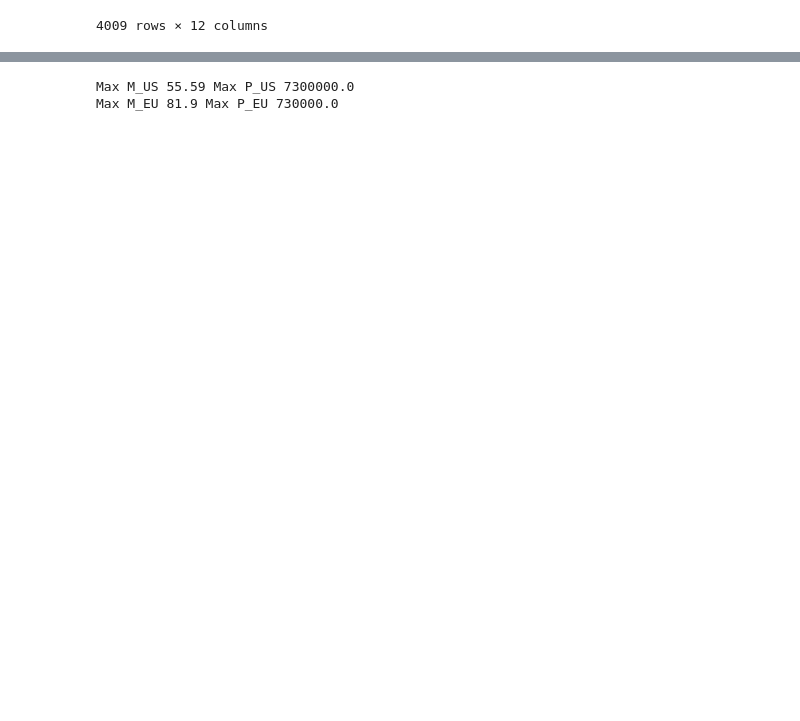
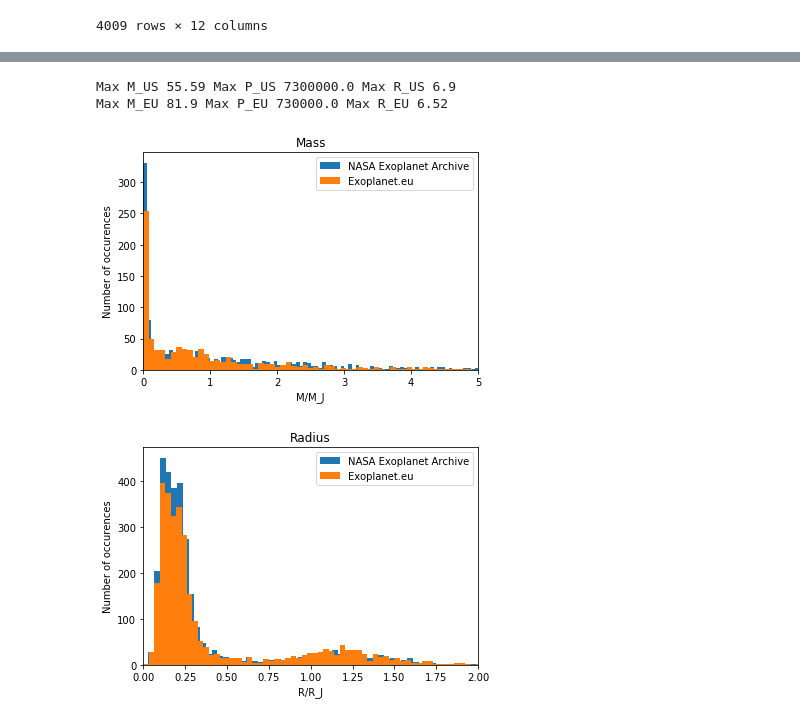
Before and after one commit to anaclb/exoplanets, a Jupyter notebook: test.ipynb, the cells around one changed output, grey strips where cells are left out. Saved outputs shown, nothing was run; the diff lists cells and outputs as text; code cells hidden in the pictures; blank space fills up the shorter version.

```diff
--- a/test.ipynb
+++ b/test.ipynb
@@ -44,27 +43,56 @@ We first need to deal with the NaNs.
 # %%
 def removenans(p1,typ=float):
+    "takes a parameter and the type of its numerical elements (no second input sets it to float)"
     "returns NaN-free parameter tuple and its indexes on the original list"
-    l=np.array([])
+    l = np.array([])
     for i in range(1,len(p1)):
-        if (type(p1[i])!=typ): #for some reason i've been getting errors with np.where
-            l=np.append(l,i)  #this does the trick but I'm aware it is inefficient
+        if (type(p1[i])!=typ):
+            l=np.append(l,i)
     return p1[l], l
 
 def compare_parameters(p1,p2):
-    "return two NaN-free parameters for the same planets"
+    "takes two parameters, returns same parameters NaN-free for the same planets"
     p1, ind1 = removenans(p1)
     p2, ind2 = removenans(p2)
-    l=np.array([])
-    for i,index1 in enumerate(ind1):   #same thing :(
+    l = np.array([])
+    for i,index1 in enumerate(ind1):
         for j, index2 in enumerate(ind2):
-           if index1==index2:
-            l=np.append(l,index1)
-    return p1[l],p2[l]
-
-M_US,P_US = compare_parameters(pd.to_numeric(d_US.Mp),pd.to_numeric(d_US.P))
-M_EU, P_EU = compare_parameters(pd.to_numeric(d_EU.Mp), pd.to_numeric(d_EU.P))
-print("Max M_US",np.max(M_US),"Max P_US",np.max(P_US))
-print("Max M_EU",np.max(M_EU),"Max P_EU",np.max(P_EU))
+           if index1 == index2:
+            l = np.append(l,index1)
+    return p1[l], p2[l]
-# %% [output]
-Max M_US 55.59 Max P_US 7300000.0
-Max M_EU 81.9 Max P_EU 730000.0
+# %%
+M_US1,P_US1 = compare_parameters(pd.to_numeric(d_US.Mp),pd.to_numeric(d_US.P))
+M_EU1, P_EU1 = compare_parameters(pd.to_numeric(d_EU.Mp), pd.to_numeric(d_EU.P))
+
+M_US2,R_US2 = compare_parameters(pd.to_numeric(d_US.Mp),pd.to_numeric(d_US.Rp))
+M_EU2, R_EU2 = compare_parameters(pd.to_numeric(d_EU.Mp), pd.to_numeric(d_EU.Rp))
+
+#Even though mass is in both comparisons, R and P very likely has different places with NaN
+#values so the two mass lists are different, hence naming it differently. I'll adress
+#numbers in the order of comparisons/graphs I plot.
+
+print(r"Max M_US",np.max(M_US1),r"Max P_US",np.max(P_US1),r"Max R_US",np.max(R_US2))
+print(r"Max M_EU",np.max(M_EU1),r"Max P_EU",np.max(P_EU1),r"Max R_EU",np.max(R_EU2))
+# %% [output]
+Max M_US 55.59 Max P_US 7300000.0 Max R_US 6.9
+Max M_EU 81.9 Max P_EU 730000.0 Max R_EU 6.52
+# %%
+#M and R histograms
+params_US = [M_US1, R_US2]
+params_EU = [M_EU1, R_EU2]
+lims, b = [5, 2], [1000, 200]
+titles = ["Mass","Radius"],
+names = [r"M/M_J",r"R/R_J"]
+
+for i in range(len(params_US)):
+    plt.hist(params_US[i],bins = b[i],label = "NASA Exoplanet Archive")
+    plt.hist(params_EU[i], bins = b[i], label="Exoplanet.eu")
+    plt.ylabel("Number of occurences")
+    plt.xlabel(names[i])
+    plt.xlim(0, lims[i])
+    plt.title(titles[i])
+    plt.legend()
+    plt.show()
+# %% [output]
+[figure, added]
+[figure, added]
```
Also changed, not shown: parts of 17 cells of this notebook.
